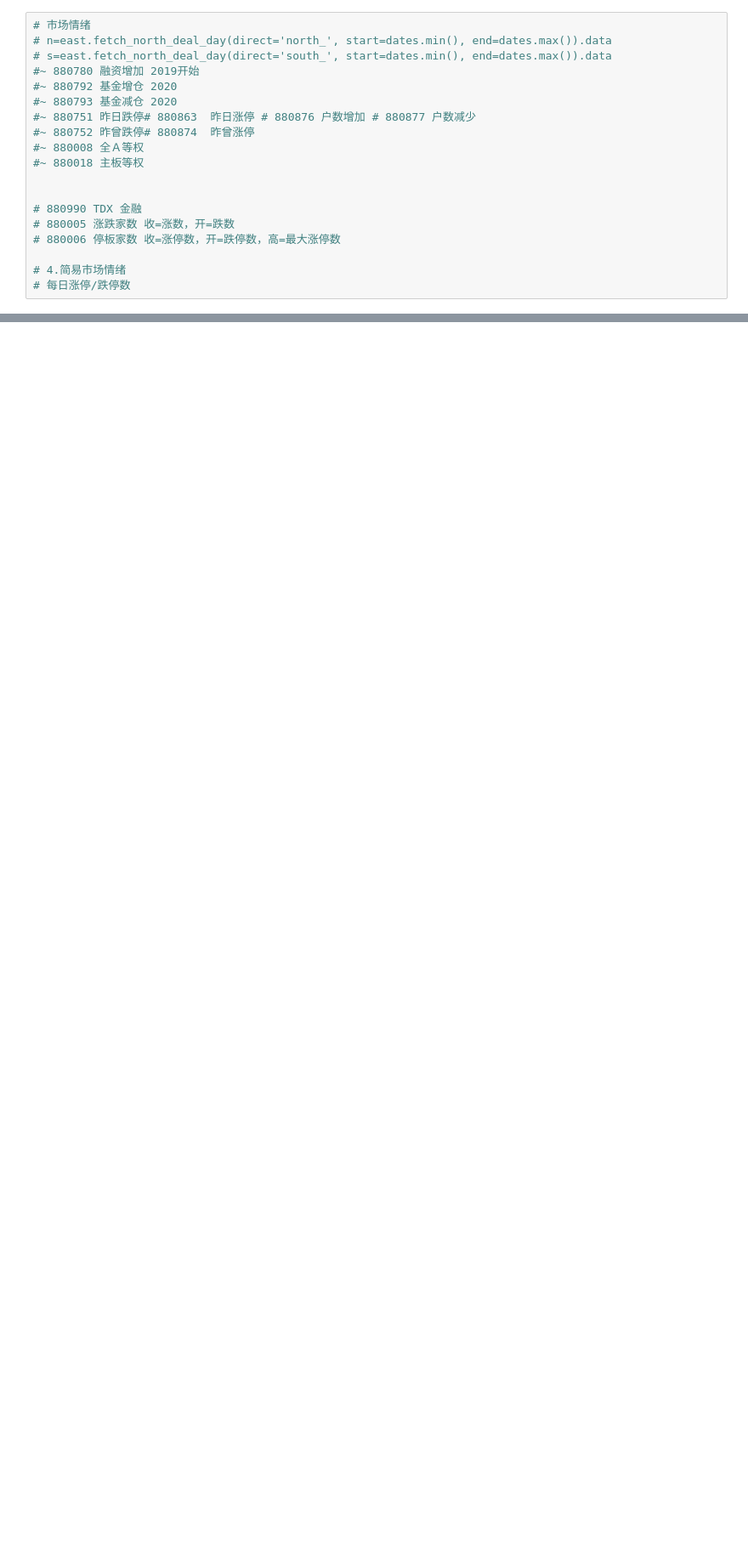
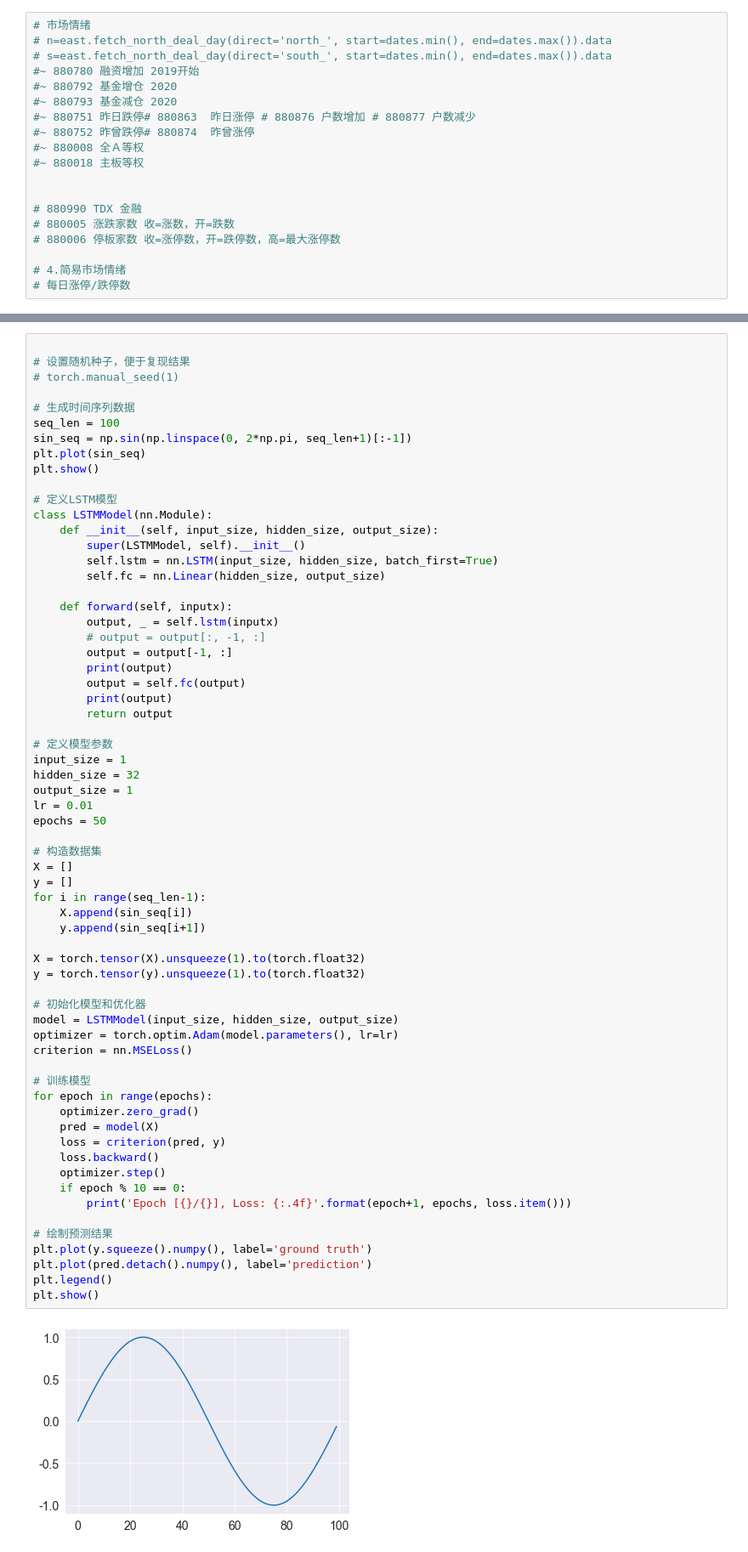
Before and after one commit to kaikai03/IndicatorLab, a Jupyter notebook: ind/Ind_Sentiment.ipynb, the cells around one changed output, grey strips where cells are left out. Shown: that part at 85% size. Cells and saved outputs as stored; diff of their text form; blank space fills up the shorter version.

```diff
--- a/ind/Ind_Sentiment.ipynb
+++ b/ind/Ind_Sentiment.ipynb
@@ -390,0 +412,66 @@ plt.show()
+# %%
+
+# 设置随机种子，便于复现结果
+# torch.manual_seed(1)
+
+# 生成时间序列数据
+seq_len = 100
+sin_seq = np.sin(np.linspace(0, 2*np.pi, seq_len+1)[:-1])
+plt.plot(sin_seq)
+plt.show()
+
+# 定义LSTM模型
+class LSTMModel(nn.Module):
+    def __init__(self, input_size, hidden_size, output_size):
+        super(LSTMModel, self).__init__()
+        self.lstm = nn.LSTM(input_size, hidden_size, batch_first=True)
+        self.fc = nn.Linear(hidden_size, output_size)
+
+    def forward(self, inputx):
+        output, _ = self.lstm(inputx)
+        # output = output[:, -1, :]
+        output = output[-1, :]
+        print(output)
+        output = self.fc(output)
+        print(output)
+        return output
+
+# 定义模型参数
+input_size = 1
+hidden_size = 32
+output_size = 1
+lr = 0.01
+epochs = 50
+
+# 构造数据集
+X = []
+y = []
+for i in range(seq_len-1):
+    X.append(sin_seq[i])
+    y.append(sin_seq[i+1])
+
+X = torch.tensor(X).unsqueeze(1).to(torch.float32)
+y = torch.tensor(y).unsqueeze(1).to(torch.float32)
+
+# 初始化模型和优化器
+model = LSTMModel(input_size, hidden_size, output_size)
+optimizer = torch.optim.Adam(model.parameters(), lr=lr)
+criterion = nn.MSELoss()
+
+# 训练模型
+for epoch in range(epochs):
+    optimizer.zero_grad()
+    pred = model(X)
+    loss = criterion(pred, y)
+    loss.backward()
+    optimizer.step()
+    if epoch % 10 == 0:
+        print('Epoch [{}/{}], Loss: {:.4f}'.format(epoch+1, epochs, loss.item()))
+
+# 绘制预测结果
+plt.plot(y.squeeze().numpy(), label='ground truth')
+plt.plot(pred.detach().numpy(), label='prediction')
+plt.legend()
+plt.show()
+# %% [output]
+[figure, added]
```
Also changed, not shown: parts of 23 cells of this notebook.
